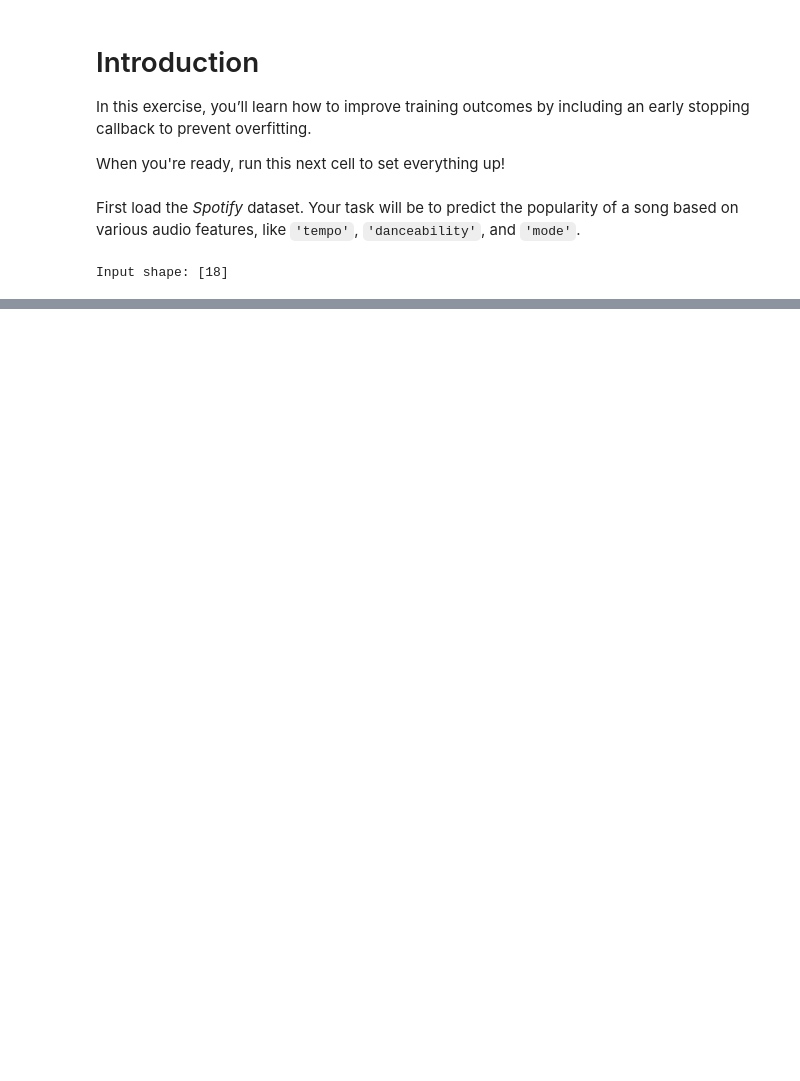
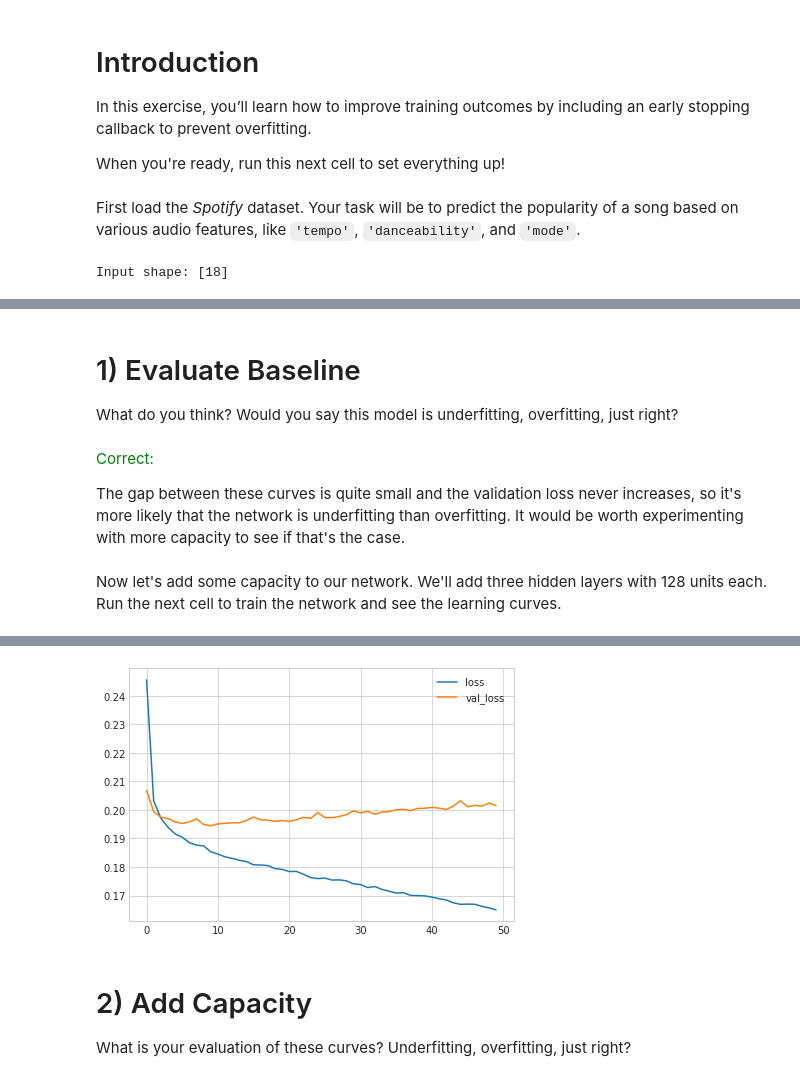
Before and after one commit to kemirandad/intro_deep_learning, a Jupyter notebook: notebooks/Exercise: Overfitting and Underfitting.ipynb, the cells around one changed output, grey strips where cells are left out. Saved outputs shown, nothing was run; the diff lists cells and outputs as text; code cells hidden in the pictures; blank space fills up the shorter version.

```diff
--- a/notebooks/Exercise: Overfitting and Underfitting.ipynb
+++ b/notebooks/Exercise: Overfitting and Underfitting.ipynb
@@ -61,0 +102,30 @@ Input shape: [18]
+# %% [markdown]
+# 1) Evaluate Baseline
+
+What do you think? Would you say this model is underfitting, overfitting, just right?
+# %% [markdown]
+<p style=' color: green; '> Correct: </p>
+
+The gap between these curves is quite small and the validation loss never increases, so it's more likely that the network is underfitting than overfitting. It would be worth experimenting with more capacity to see if that's the case.
+# %% [markdown]
+Now let's add some capacity to our network. We'll add three hidden layers with 128 units each. Run the next cell to train the network and see the learning curves.
+# %%
+model = keras.Sequential([
+    layers.Dense(128, activation='relu', input_shape=input_shape),
+    layers.Dense(64, activation='relu'),
+    layers.Dense(1)
+])
+model.compile(
+    optimizer='adam',
+    loss='mae',
+)
+history = model.fit(
+    X_train, y_train,
+    validation_data=(X_valid, y_valid),
+    batch_size=512,
+    epochs=50,
+)
+history_df = pd.DataFrame(history.history)
+history_df.loc[:, ['loss', 'val_loss']].plot()
+print("Minimum Validation Loss: {:0.4f}".format(history_df['val_loss'].min()));
+# %% [output]
@@ -61,0 +149,5 @@ Input shape: [18]
+[figure, added]
+# %% [markdown]
+# 2) Add Capacity
+
+What is your evaluation of these curves? Underfitting, overfitting, just right?
```
Also changed, not shown: parts of 13 cells of this notebook, 2 other files.
